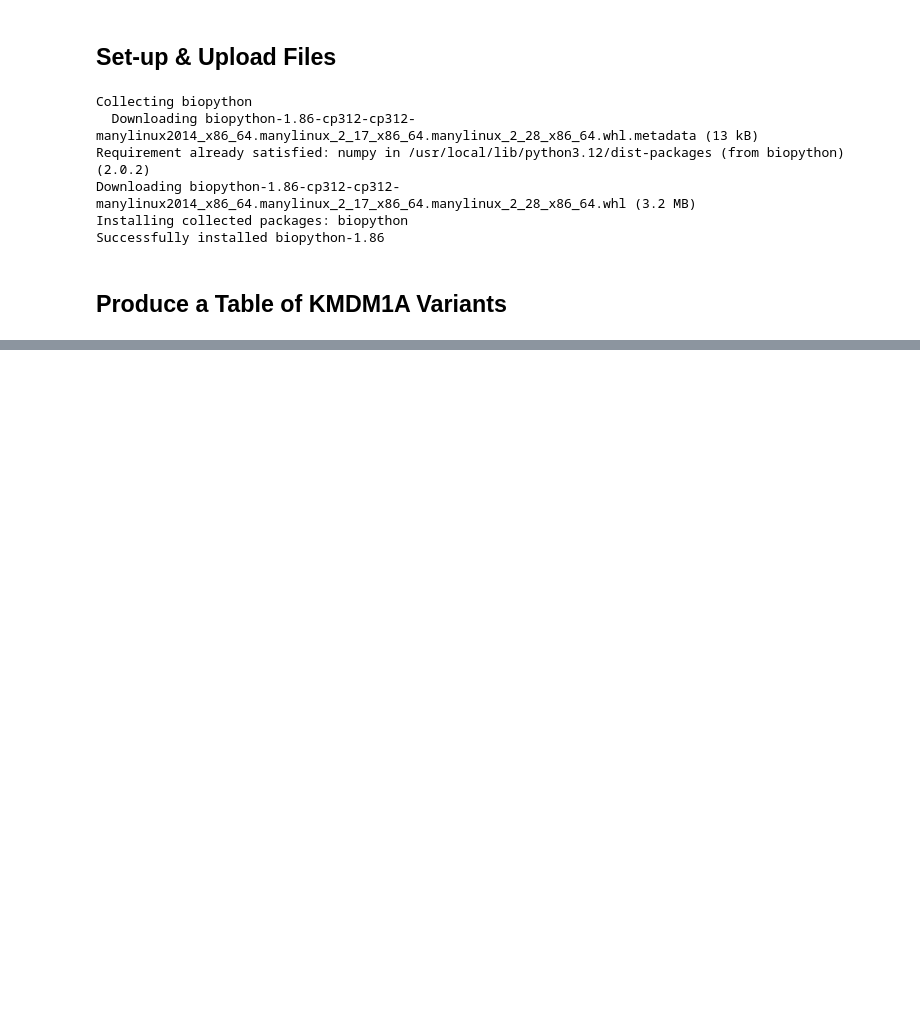
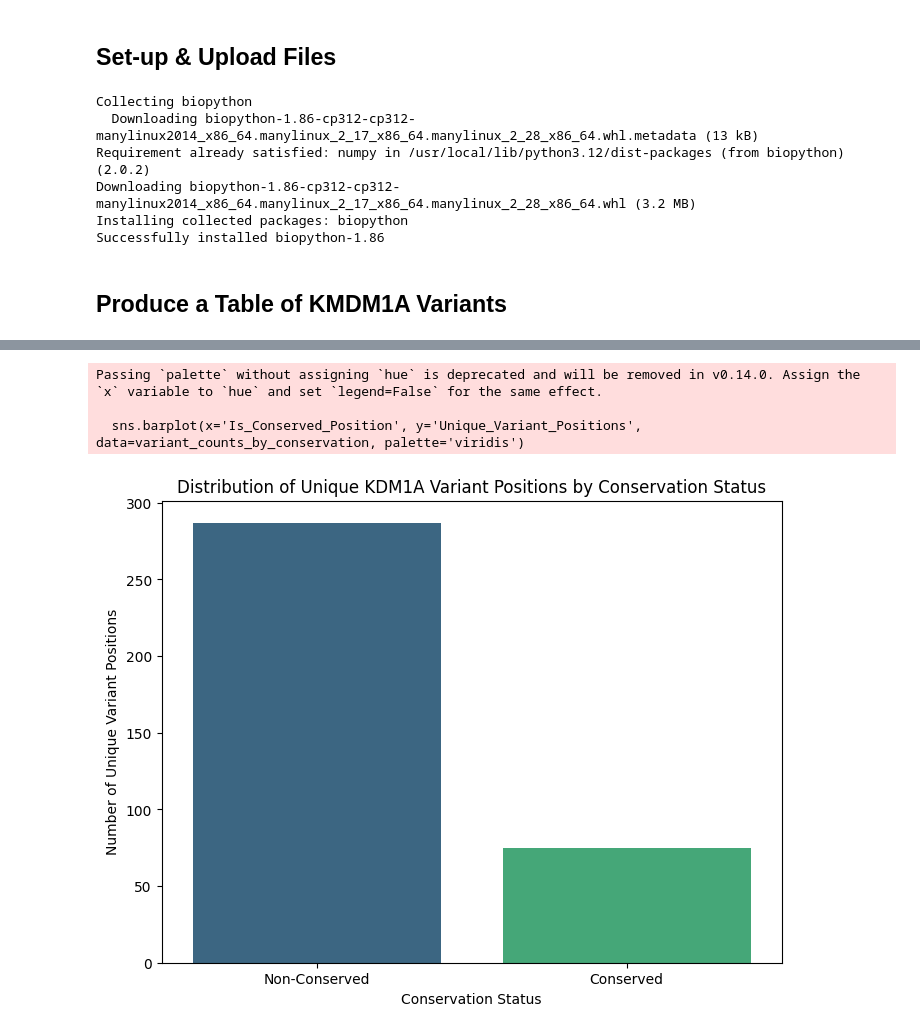
Before and after one commit to marlanaswann/spr5-kdm1a-conservation-, a Jupyter notebook: notebooks/04_Variant_Mapping_of_KDM1A_and_SPR_5.ipynb, the cells around one changed output, grey strips where cells are left out. Drawn from its saved outputs; the diff is of its cells as text; code cells hidden in the pictures; blank space fills up the shorter version.

```diff
--- a/notebooks/04_Variant_Mapping_of_KDM1A_and_SPR_5.ipynb
+++ b/notebooks/04_Variant_Mapping_of_KDM1A_and_SPR_5.ipynb
@@ -77,0 +300,25 @@ Clean KDM1A variants saved as KDM1A_clinvar_variants.csv
+# %%
+import matplotlib.pyplot as plt
+import seaborn as sns
+
+# Ensure the DataFrame is not empty
+if not valid_kdm1a_clean_positions.empty:
+    # Count unique variant positions in conserved and non-conserved regions
+    variant_counts_by_conservation = valid_kdm1a_clean_positions.groupby('Is_Conserved_Position')['Protein_Position'].nunique().reset_index()
+    variant_counts_by_conservation['Is_Conserved_Position'] = variant_counts_by_conservation['Is_Conserved_Position'].map({True: 'Conserved', False: 'Non-Conserved'})
+    variant_counts_by_conservation.rename(columns={'Protein_Position': 'Unique_Variant_Positions'}, inplace=True)
+
+    # Plotting the distribution
+    plt.figure(figsize=(8, 6))
+    sns.barplot(x='Is_Conserved_Position', y='Unique_Variant_Positions', data=variant_counts_by_conservation, palette='viridis')
+    plt.title('Distribution of Unique KDM1A Variant Positions by Conservation Status')
+    plt.xlabel('Conservation Status')
+    plt.ylabel('Number of Unique Variant Positions')
+    plt.show()
+else:
+    print("No valid protein positions found to visualize the distribution.")
+# %% [output]
+Passing `palette` without assigning `hue` is deprecated and will be removed in v0.14.0. Assign the `x` variable to `hue` and set `legend=False` for the same effect.
+
+  sns.barplot(x='Is_Conserved_Position', y='Unique_Variant_Positions', data=variant_counts_by_conservation, palette='viridis')
+[figure, added]
```
Also changed, not shown: parts of 6 cells of this notebook.
